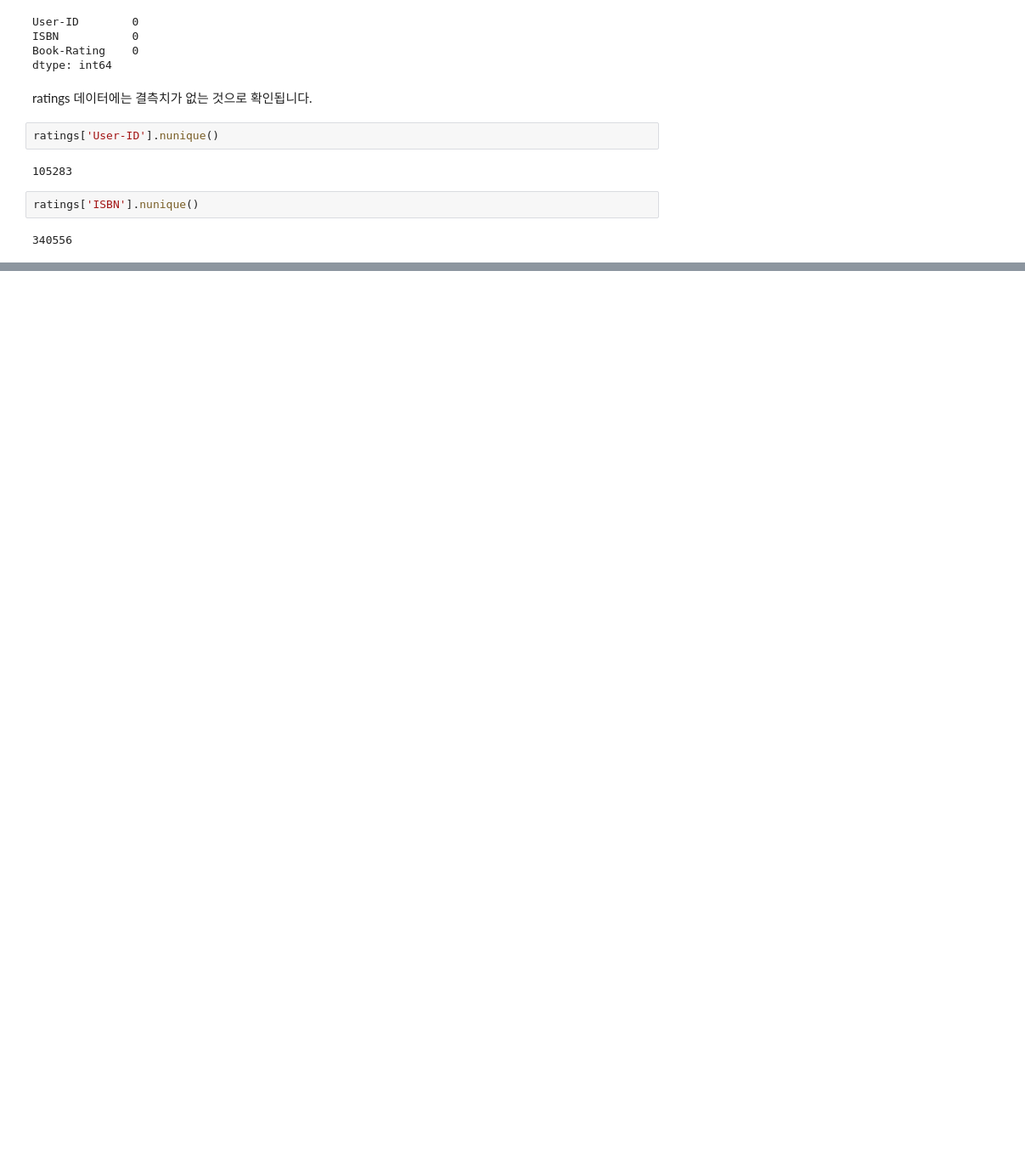
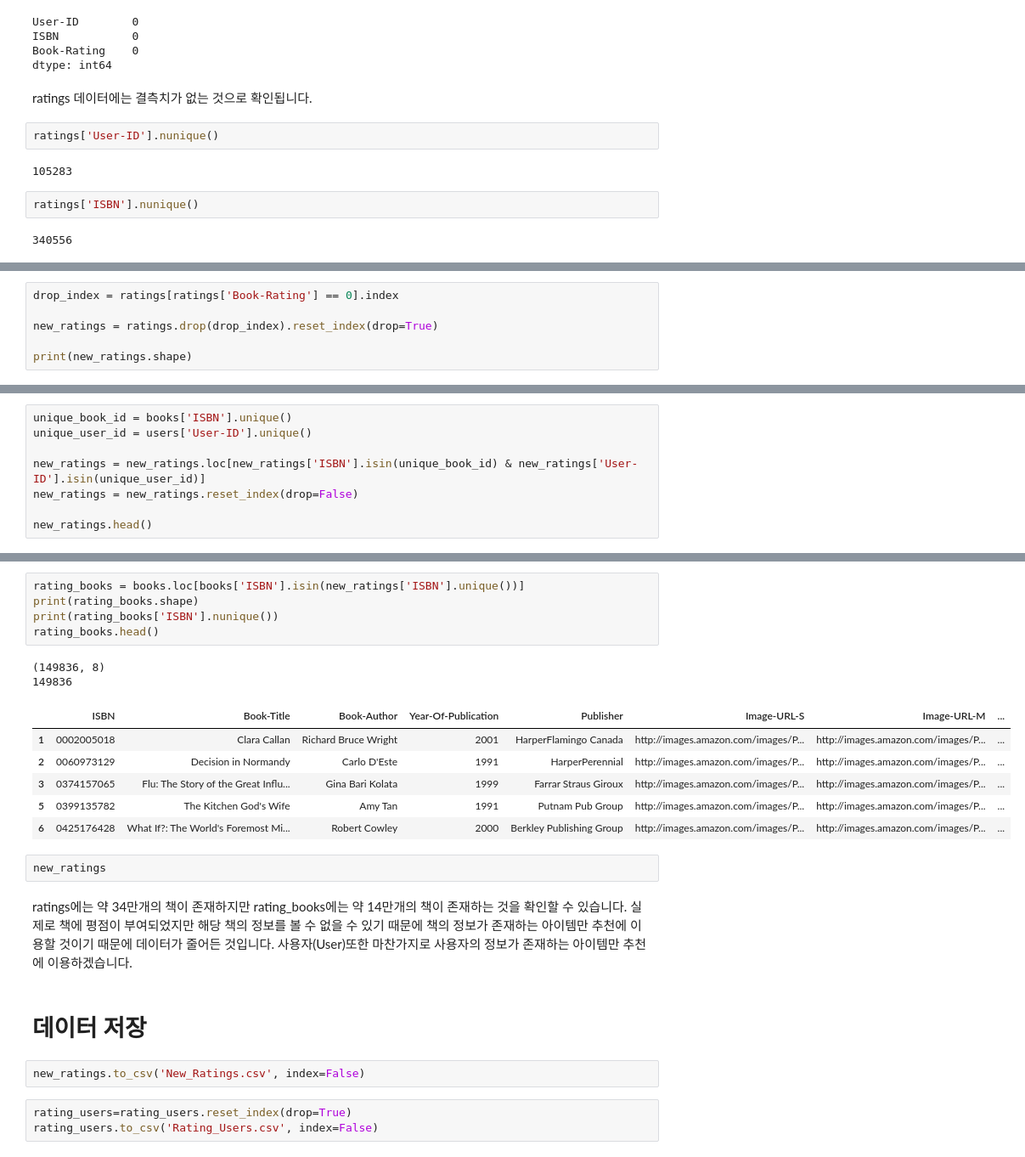
Before and after one commit to HwangHanJae/Book-Recommendation, a Jupyter notebook: EDA.ipynb, the cells around one changed output, grey strips where cells are left out. Shown at 85% size. Cells and saved outputs as stored; diff of their text form; blank space fills up the shorter version.

```diff
--- a/EDA.ipynb
+++ b/EDA.ipynb
@@ -165,0 +117,6 @@ user_ratings_merge_df.merge(books, left_on = 'ISBN', right_on = 'ISBN')
+# %%
+drop_index = ratings[ratings['Book-Rating'] == 0].index
+
+new_ratings = ratings.drop(drop_index).reset_index(drop=True)
+
+print(new_ratings.shape)
@@ -165,0 +127,8 @@ user_ratings_merge_df.merge(books, left_on = 'ISBN', right_on = 'ISBN')
+# %%
+unique_book_id = books['ISBN'].unique()
+unique_user_id = users['User-ID'].unique()
+
+new_ratings = new_ratings.loc[new_ratings['ISBN'].isin(unique_book_id) & new_ratings['User-ID'].isin(unique_user_id)]
+new_ratings = new_ratings.reset_index(drop=False)
+
+new_ratings.head()
@@ -165,0 +156,25 @@ user_ratings_merge_df.merge(books, left_on = 'ISBN', right_on = 'ISBN')
+# %%
+rating_books = books.loc[books['ISBN'].isin(new_ratings['ISBN'].unique())]
+print(rating_books.shape)
+print(rating_books['ISBN'].nunique())
+rating_books.head()
+# %% [output]
+(149836, 8)
+149836
+|  | ISBN | Book-Title | Book-Author | Year-Of-Publication | Publisher | Image-URL-S | Image-URL-M | ... |
+| 1 | 0002005018 | Clara Callan | Richard Bruce Wright | 2001 | HarperFlamingo Canada | http://images.amazon.com/images/P... | http://images.amazon.com/images/P... | ... |
+| 2 | 0060973129 | Decision in Normandy | Carlo D'Este | 1991 | HarperPerennial | http://images.amazon.com/images/P... | http://images.amazon.com/images/P... | ... |
+| 3 | 0374157065 | Flu: The Story of the Great Influ... | Gina Bari Kolata | 1999 | Farrar Straus Giroux | http://images.amazon.com/images/P... | http://images.amazon.com/images/P... | ... |
+| 5 | 0399135782 | The Kitchen God's Wife | Amy Tan | 1991 | Putnam Pub Group | http://images.amazon.com/images/P... | http://images.amazon.com/images/P... | ... |
+| 6 | 0425176428 | What If?: The World's Foremost Mi... | Robert Cowley | 2000 | Berkley Publishing Group | http://images.amazon.com/images/P... | http://images.amazon.com/images/P... | ... |
+# %%
+new_ratings
+# %% [markdown]
+ratings에는 약 34만개의 책이 존재하지만 rating_books에는 약 14만개의 책이 존재하는 것을 확인할 수 있습니다. 실제로 책에 평점이 부여되었지만 해당 책의 정보를 볼 수 없을 수 있기 때문에 책의 정보가 존재하는 아이템만 추천에 이용할 것이기 때문에 데이터가 줄어든 것입니다. 사용자(User)또한 마찬가지로 사용자의 정보가 존재하는 아이템만 추천에 이용하겠습니다.
+# %% [markdown]
+# 데이터 저장
+# %%
+new_ratings.to_csv('New_Ratings.csv', index=False)
+# %%
+rating_users=rating_users.reset_index(drop=True)
+rating_users.to_csv('Rating_Users.csv', index=False)
```
Also changed, not shown: parts of 15 cells of this notebook.
